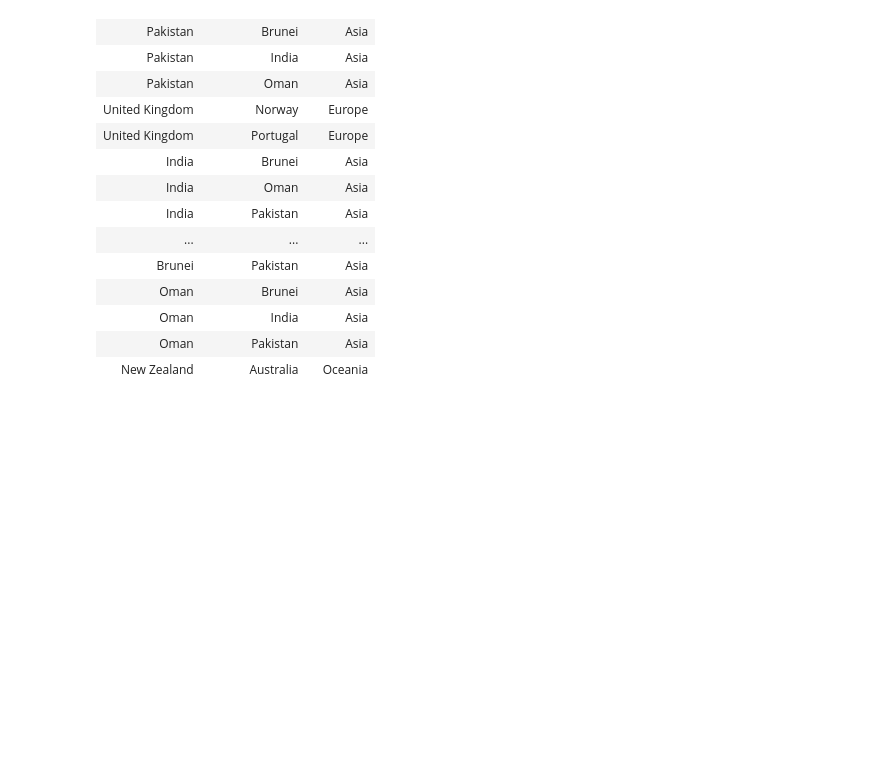
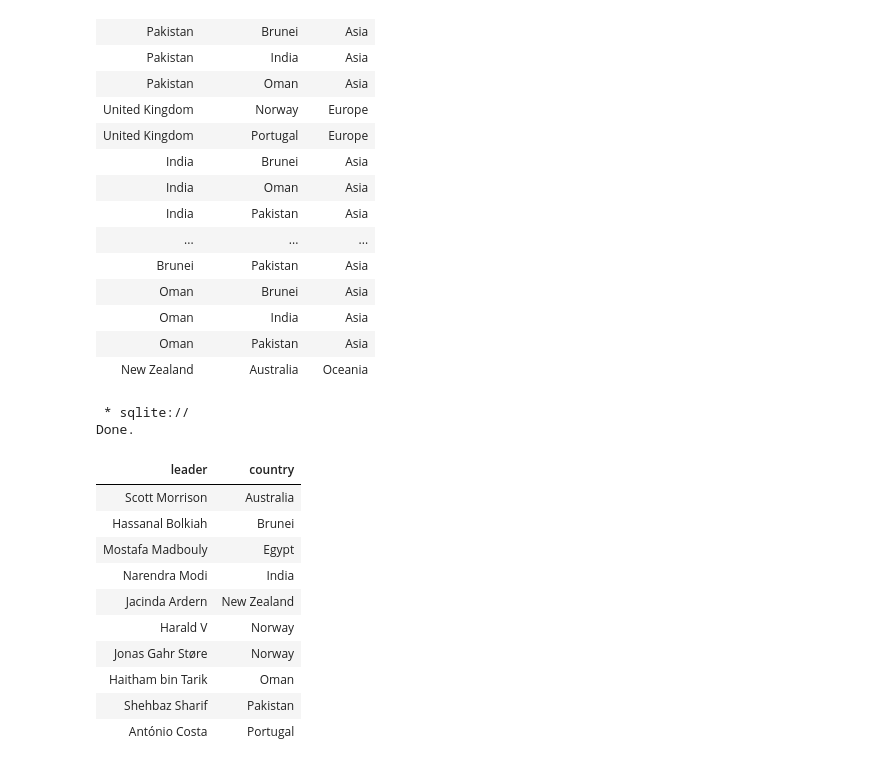
Before and after one commit to UznetDev/Data-science-home-work, a Jupyter notebook: 21_Avg_2024.ipynb, the cells around one changed output. Cells and saved outputs as stored; diff of their text form; code cells hidden in the pictures; blank space fills up the shorter version.

```diff
--- a/21_Avg_2024.ipynb
+++ b/21_Avg_2024.ipynb
@@ -354,3 +354,27 @@ Done.
 | Oman | India | Asia |
 | Oman | Pakistan | Asia |
 | New Zealand | Australia | Oceania |
+# %%
+%%sql SELECT monarch AS leader,
+             country
+FROM monarchs
+UNION
+SELECT prime_minister AS leader,
+             country
+FROM prime_ministers
+ORDER BY country, leader
+LIMIT 10;
+# %% [output]
+ * sqlite://
+Done.
+| leader | country |
+| Scott Morrison | Australia |
+| Hassanal Bolkiah | Brunei |
+| Mostafa Madbouly | Egypt |
+| Narendra Modi | India |
+| Jacinda Ardern | New Zealand |
+| Harald V | Norway |
+| Jonas Gahr Støre | Norway |
+| Haitham bin Tarik | Oman |
+| Shehbaz Sharif | Pakistan |
+| António Costa | Portugal |
```
